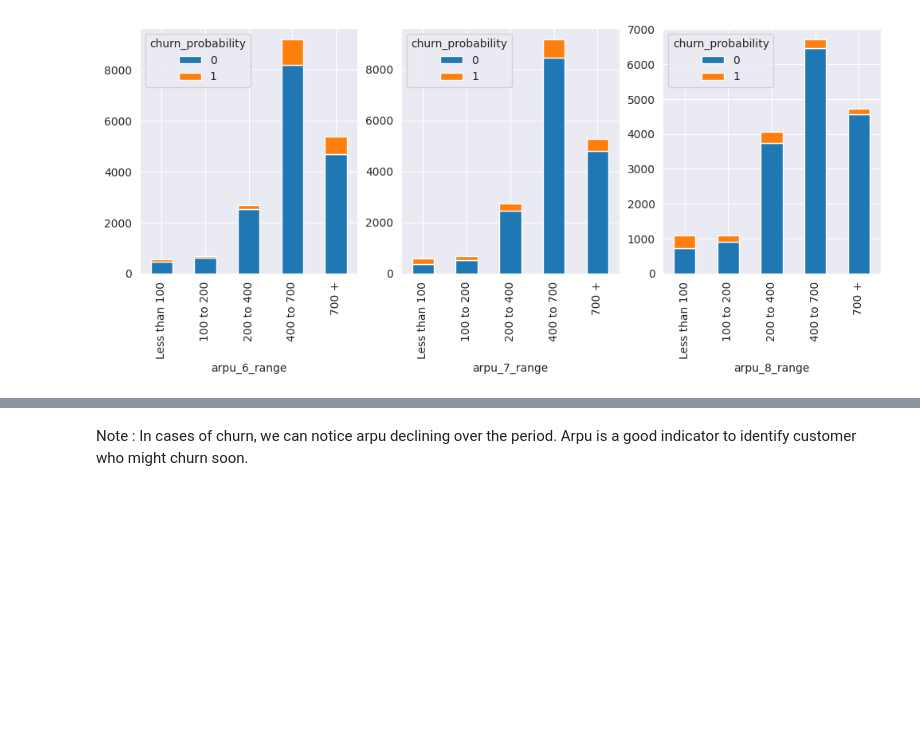
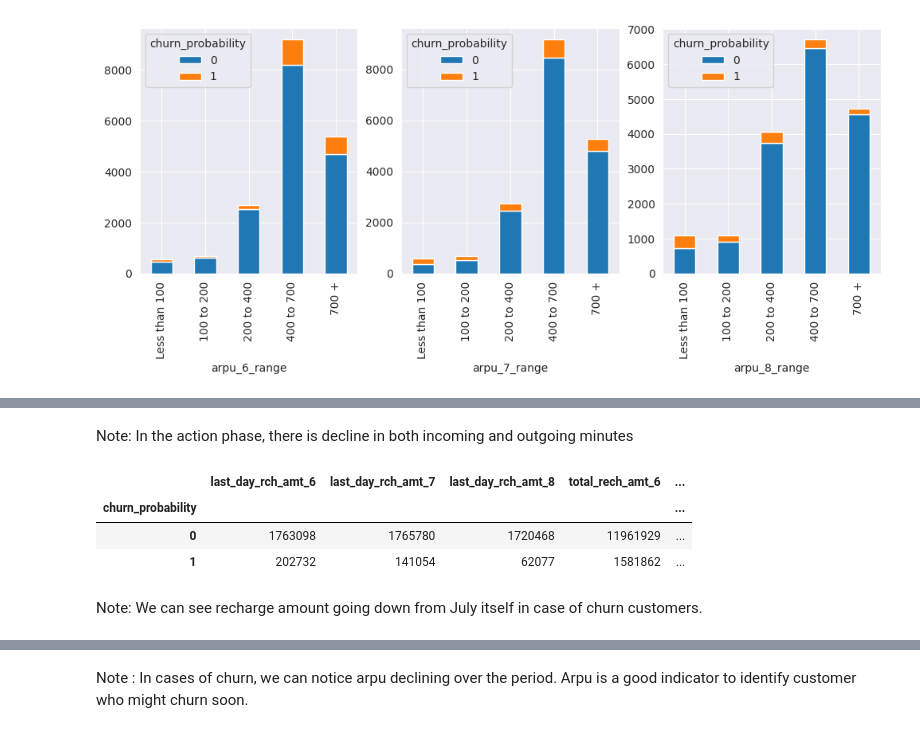
Before and after one commit to chitra-psg/telecom_churn, a Jupyter notebook: telecom_churn_prediction_gc.ipynb, the cells around one changed output, grey strips where cells are left out. Drawn from its saved outputs; the diff is of its cells as text; code cells hidden in the pictures; blank space fills up the shorter version.

```diff
--- a/telecom_churn_prediction_gc.ipynb
+++ b/telecom_churn_prediction_gc.ipynb
@@ -505,3 +515,17 @@ data_key_customers.drop(['arpu_6_range', 'arpu_7_range', 'arpu_8_range'], axis =
+# %% [markdown]
+Note: In the action phase, there is decline in both incoming and outgoing minutes
+# %%
+pd.options.display.float_format = '{:,}'.format
+table = ((pd.pivot_table(data_key_customers,index=['churn_probability'],aggfunc={ 'total_rech_amt_6':np.sum,'total_rech_amt_7':np.sum,'total_rech_amt_8':np.sum,
+                                                                   'last_day_rch_amt_6':np.sum,'last_day_rch_amt_7':np.sum,'last_day_rch_amt_8':np.sum}))).round(2)
+table
+# %% [output]
+|  | last_day_rch_amt_6 | last_day_rch_amt_7 | last_day_rch_amt_8 | total_rech_amt_6 | ... |
+| churn_probability |  |  |  |  | ... |
+| 0 | 1763098 | 1765780 | 1720468 | 11961929 | ... |
+| 1 | 202732 | 141054 | 62077 | 1581862 | ... |
+# %% [markdown]
+Note: We can see recharge amount going down from July itself in case of churn customers.
 # %%
 pd.options.display.float_format = '{:,}'.format
 table = ((pd.pivot_table(data_key_customers,index=['churn_probability'],aggfunc={'arpu_6':np.sum,'arpu_7':np.sum,'arpu_8':np.sum,
```
Also changed, not shown: parts of 1 cell of this notebook.
